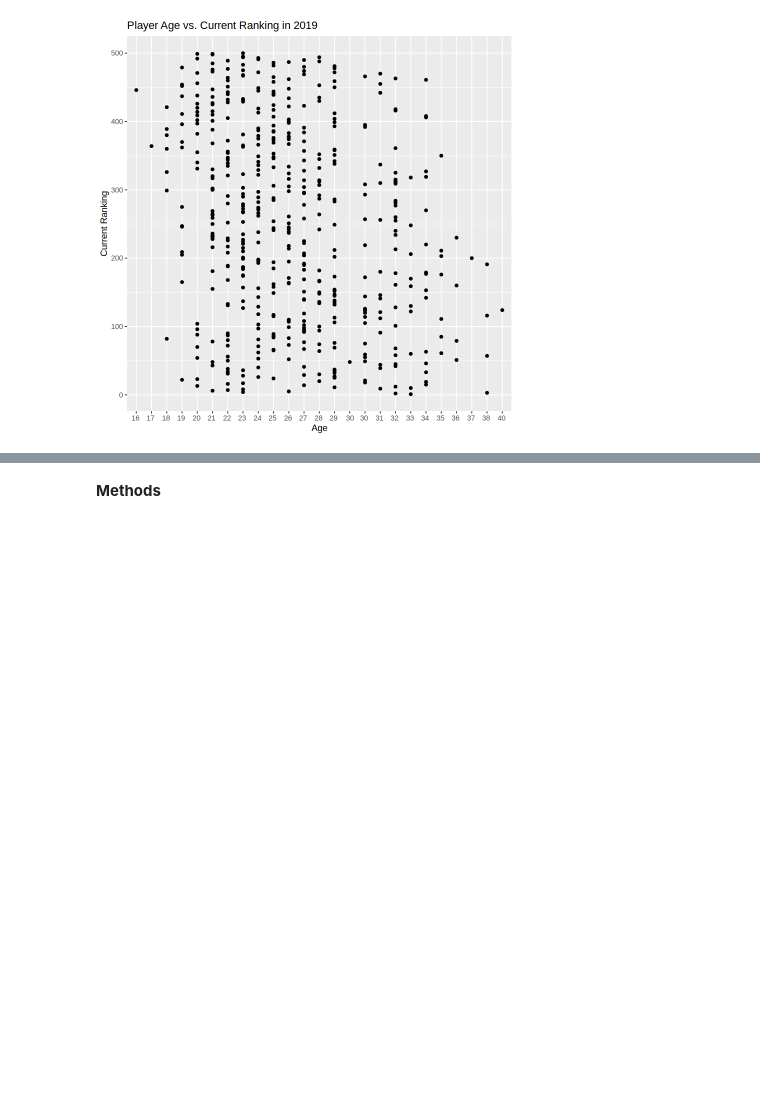
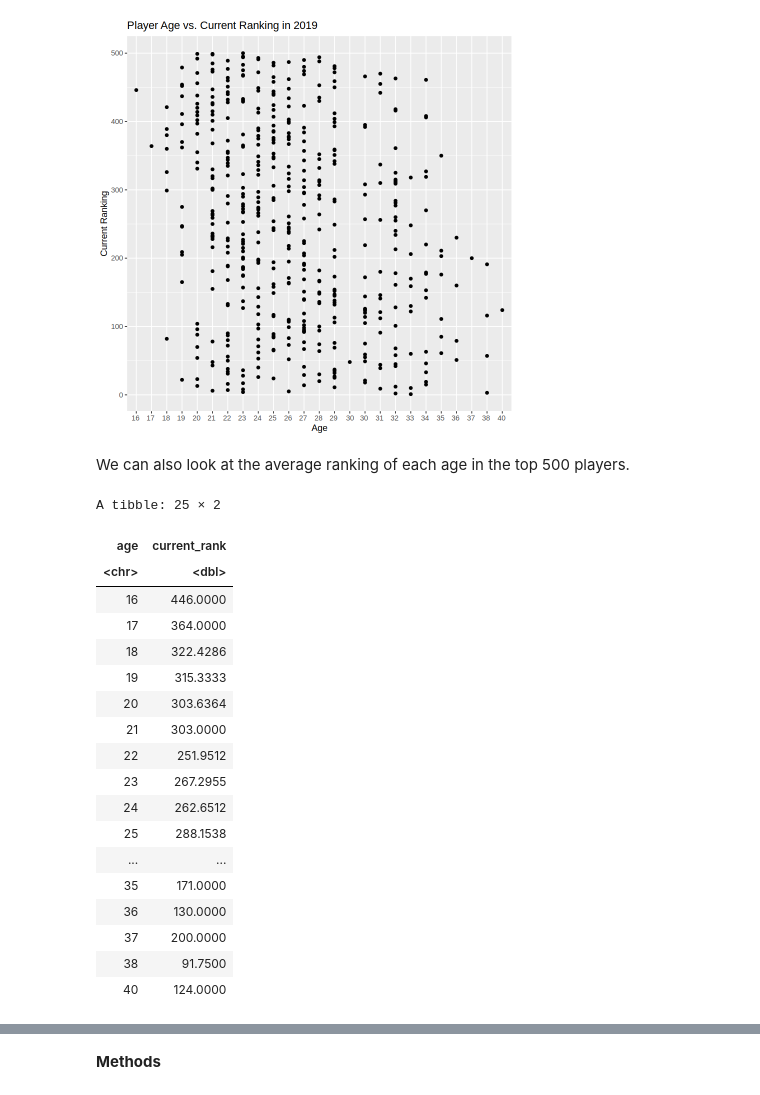
Before and after one commit to HaileyFu/dsci100_group33_project, a Jupyter notebook: project_proposal.ipynb, the cells around one changed output, grey strips where cells are left out. Saved outputs shown, nothing was run; the diff lists cells and outputs as text; code cells hidden in the pictures; blank space fills up the shorter version.

```diff
--- a/project_proposal.ipynb
+++ b/project_proposal.ipynb
@@ -127,3 +127,30 @@ player_stats_plot <- player_stats_complete |>
 player_stats_plot
 # %% [output]
 [figure]
+# %% [markdown]
+We can also look at the average ranking of each age in the top 500 players.
+# %%
+avg_current_rank <- player_stats_complete|>
+group_by(age)|>
+summarize(current_rank = mean(current_rank))
+avg_current_rank
+# %% [output]
+A tibble: 25 × 2
+| age | current_rank |
+| <chr> | <dbl> |
+| 16 | 446.0000 |
+| 17 | 364.0000 |
+| 18 | 322.4286 |
+| 19 | 315.3333 |
+| 20 | 303.6364 |
+| 21 | 303.0000 |
+| 22 | 251.9512 |
+| 23 | 267.2955 |
+| 24 | 262.6512 |
+| 25 | 288.1538 |
+| ... | ... |
+| 35 | 171.0000 |
+| 36 | 130.0000 |
+| 37 | 200.0000 |
+| 38 | 91.7500 |
+| 40 | 124.0000 |
```
Also changed, not shown: parts of 4 cells of this notebook.
